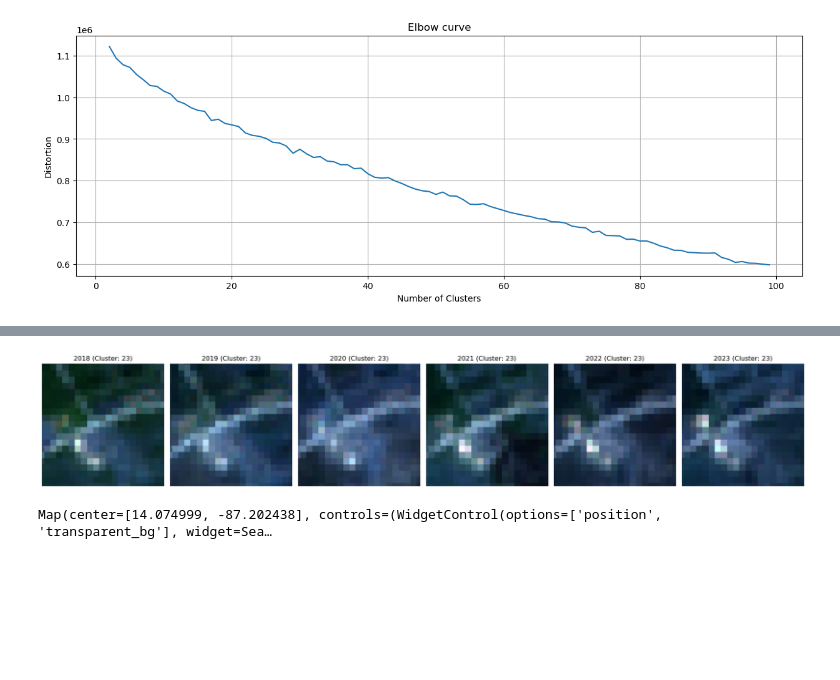
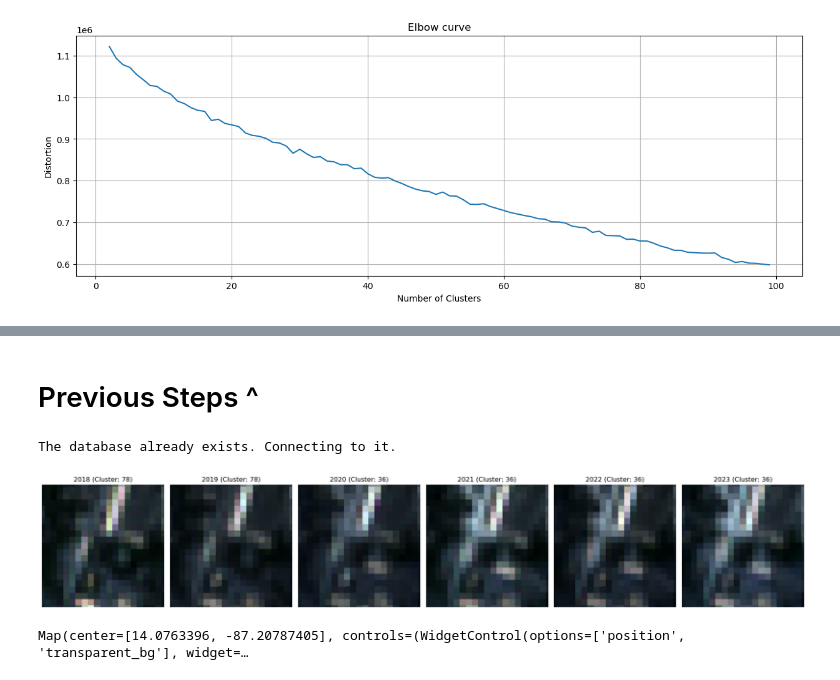
Before and after one commit to JuanesLamilla/TemporalClusterNet, a Jupyter notebook: load_and_save.ipynb, the cells around one changed output, grey strips where cells are left out. Drawn from its saved outputs; the diff is of its cells as text; code cells hidden in the pictures; blank space fills up the shorter version.

Commit message:
Create cluster testing file

```diff
--- a/load_and_save.ipynb
+++ b/load_and_save.ipynb
@@ -326,0 +163,2 @@ plt.show()
+# %% [markdown]
+# Previous Steps ^
@@ -327,4 +169,8 @@ plt.show()
+# %%
+tegu_200_TESTING = Eloisa(name="tegu_200x200_TESTING", db_folder="eloisa_databases", seed=SEED, image_shape=(200, 200, 3))
+# %% [output]
+The database already exists. Connecting to it.
 # %%
-tegu_200_TESTING.show_clip_by_year([2018, 2019, 2020, 2021, 2022, 2023], 70, model=resnet)
+tegu_200_TESTING.show_clip_by_year([2018, 2019, 2020, 2021, 2022, 2023], 64, model=resnet)
 # %% [output]
-[figure, old version]
+[figure, new version]
@@ -363,30 +193,3 @@ cluster_gdf_merged["cluster"] = cluster_gdf_merged.index
 # %%
 precario_path = os.path.join("data", "tegucigalpa_PC.zip")
 precario_gdf = gpd.read_file(precario_path)
-# %%
-visualization = {
-    'min': 0.0,
-    'max': 0.3,
-    'bands': ['B4', 'B3', 'B2'],
-}
-
-m = geemap.Map()
-m.set_center(-87.202438, 14.074999, 13)
-m.add_layer(tegucigalpa_image.sd_cutout, visualization, 'RGB')
-
-# Generate a colormap with 50 distinct colors
-num_clusters = 20
-cmap = plt.get_cmap('tab20')  # You can choose other colormaps like 'tab20', 'tab20c', etc.
-colors = cmap(np.linspace(0, 1, num_clusters))
-
-# Create a dictionary mapping each cluster number to a color
-colormap = {i + 1: mcolors.rgb2hex(colors[i]) for i in range(num_clusters)}
-
-m.add_gdf(cluster_gdf_merged, layer_name='Clusters', fill_colors=list(colormap.values()), style={'fillOpacity': 0.75, 'opacity': 0},
-          hover_style={'fillOpacity': 0.25, 'opacity': 1})
-
-m.add_gdf(precario_gdf, layer_name='Precarious Settlements', fill_colors='red', style={'fillOpacity': 0.75, 'opacity': 0})
-
-m
-# %% [output]
-Map(center=[14.074999, -87.202438], controls=(WidgetControl(options=['position', 'transparent_bg'], widget=Sea…
@@ -392,0 +198,4 @@ Map(center=[14.074999, -87.202438], controls=(WidgetControl(options=['position',
+# %%
+tegu_cluster_tester.plot_clusters()
+# %% [output]
+Map(center=[14.0763396, -87.20787405], controls=(WidgetControl(options=['position', 'transparent_bg'], widget=…
```
Also changed, not shown: parts of 32 cells of this notebook, 3 other files.
